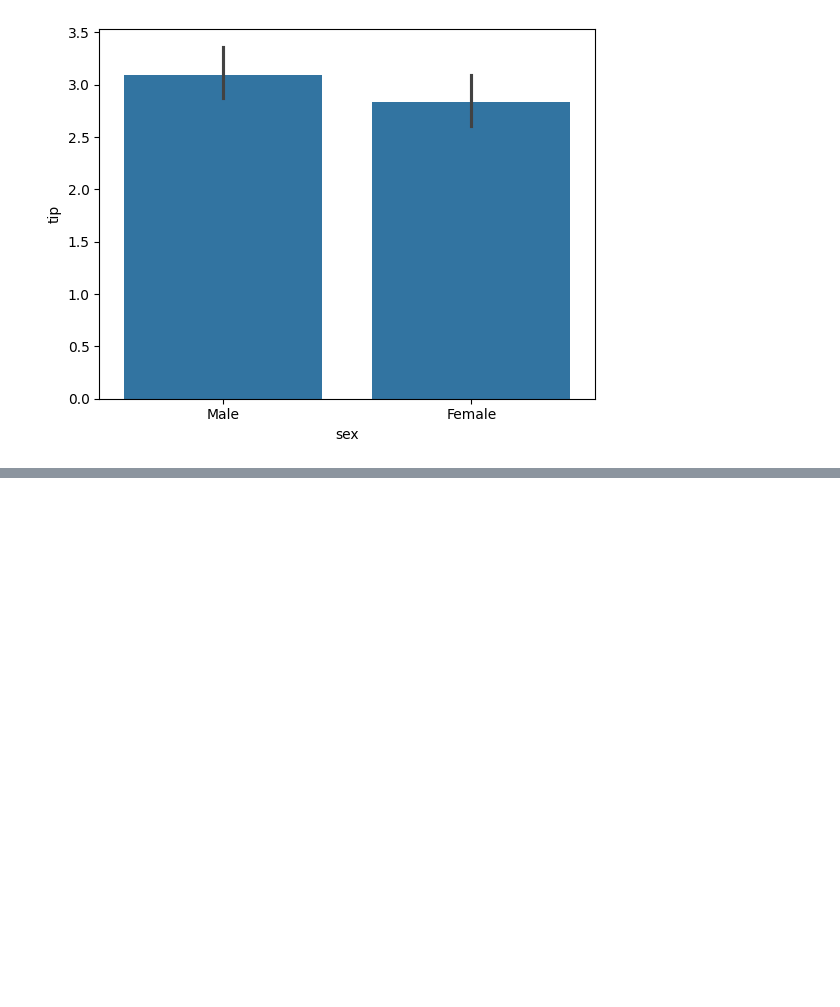
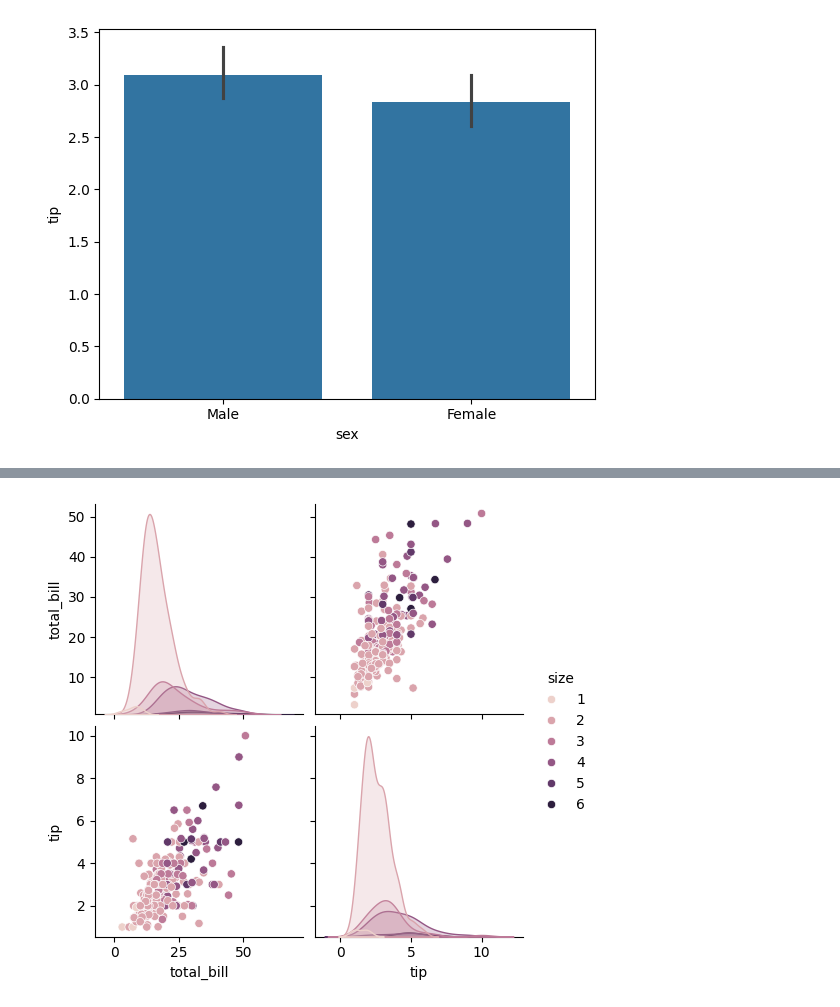
Before and after one commit to CHANDRAPRASANNA/Data-Science-Tutorial, a Jupyter notebook: Seaborn.ipynb, the cells around one changed output, grey strips where cells are left out. Cells and saved outputs as stored; diff of their text form; code cells hidden in the pictures; blank space fills up the shorter version.

```diff
--- a/Seaborn.ipynb
+++ b/Seaborn.ipynb
@@ -47,0 +69,6 @@ plt.show()
+# %%
+#Adding aHue color to a Seaborn pairplot
+sb.pairplot(df,hue="size")
+plt.show()
+# %% [output]
+[figure, added]
```
Also changed, not shown: parts of 8 cells of this notebook.
